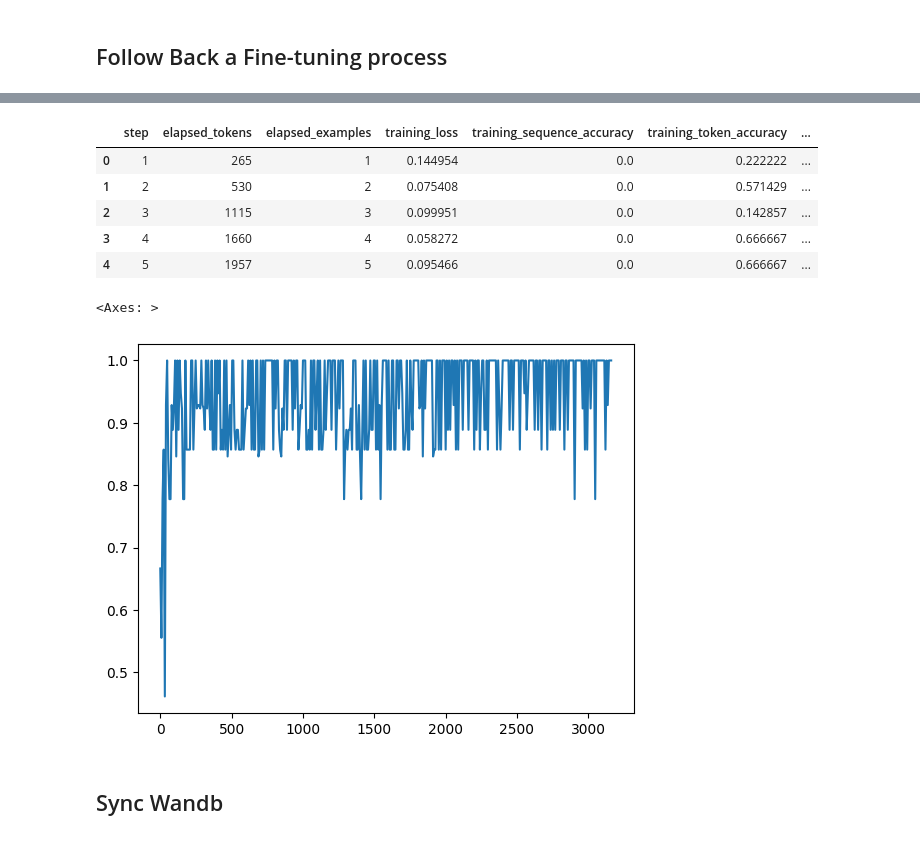
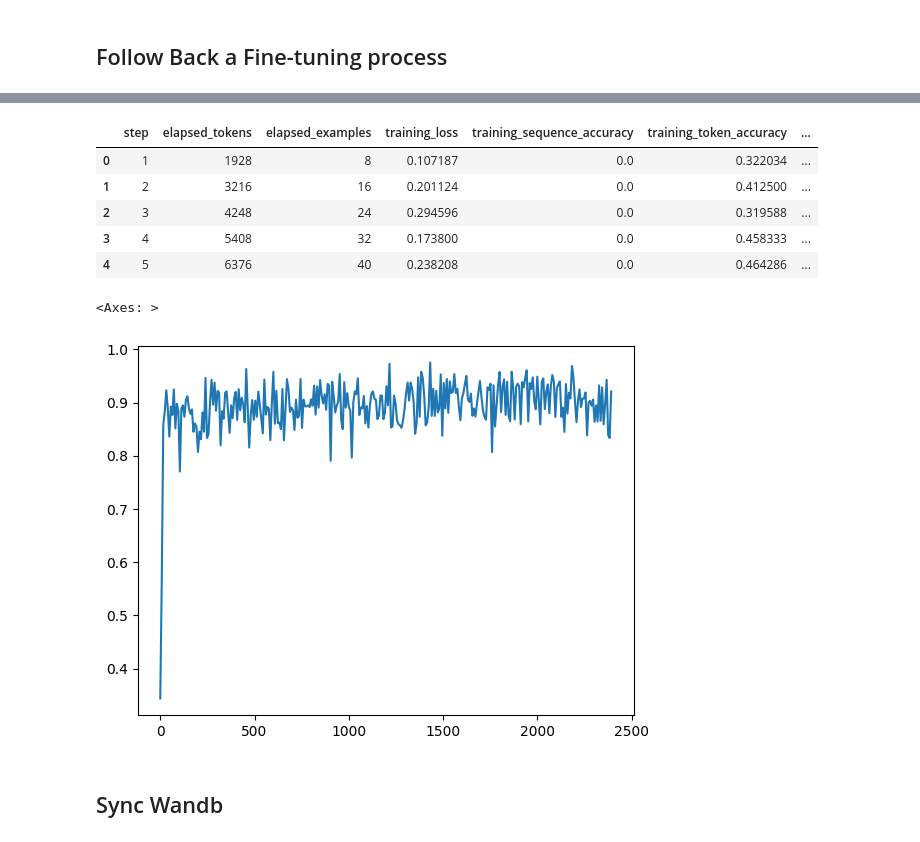
Before and after one commit to pikaybh/Classification-using-GPT-API, a Jupyter notebook: Train.ipynb, the cells around one changed output, grey strips where cells are left out. Drawn from its saved outputs; the diff is of its cells as text; code cells hidden in the pictures.

```diff
--- a/Train.ipynb
+++ b/Train.ipynb
@@ -124,7 +166,8 @@ openai api completions.create -m curie:ft-personal-2023-06-12-06-34-37 -p <YOUR_
 # %%
 # %% results #####################################################################################
-t_now = datetime.now().strftime('%Y-%m-%d|%H:%M:%S')
-n_it = "ft-yhF5D24SCF7R4LhgNAjHbni6"
+t_now = datetime.now().strftime('%Y-%m-%d-%H-%M-%S')
+# n_it = "ft-n1B9qvVxhYy54vkC5F501dEk"
 print(t_now)
-# ! openai -k "{OPENAI_API_KEY}" api fine_tunes.results -i "{n_it}" > fine_tunes_results/result-"{t_now}".csv
+! openai -k "{OPENAI_API_KEY}" api fine_tunes.results -i "{n_it}" > fine_tunes_results/result-"{t_now}".csv
+results = pd.read_csv(f"fine_tunes_results/result-{t_now}.csv")
 # %% [output]
@@ -134,17 +177,17 @@ print(t_now)
 results.head()
 # %% [output]
 |  | step | elapsed_tokens | elapsed_examples | training_loss | training_sequence_accuracy | training_token_accuracy | ... |
-| 0 | 1 | 265 | 1 | 0.144954 | 0.0 | 0.222222 | ... |
-| 1 | 2 | 530 | 2 | 0.075408 | 0.0 | 0.571429 | ... |
-| 2 | 3 | 1115 | 3 | 0.099951 | 0.0 | 0.142857 | ... |
-| 3 | 4 | 1660 | 4 | 0.058272 | 0.0 | 0.666667 | ... |
-| 4 | 5 | 1957 | 5 | 0.095466 | 0.0 | 0.666667 | ... |
+| 0 | 1 | 1928 | 8 | 0.107187 | 0.0 | 0.322034 | ... |
+| 1 | 2 | 3216 | 16 | 0.201124 | 0.0 | 0.412500 | ... |
+| 2 | 3 | 4248 | 24 | 0.294596 | 0.0 | 0.319588 | ... |
+| 3 | 4 | 5408 | 32 | 0.173800 | 0.0 | 0.458333 | ... |
+| 4 | 5 | 6376 | 40 | 0.238208 | 0.0 | 0.464286 | ... |
 # %%
-results = pd.read_csv(f'fine_tunes_results/result.csv')
+# results = pd.read_csv(f'fine_tunes_results/result.csv')
 results[results['validation_token_accuracy'].notnull()]['validation_token_accuracy'].plot()
 # %% [output]
 <Axes: >
-[figure, old version]
+[figure, new version]
 # %%
 """
 # %% ######################################################################################### 테스트
```
Also changed, not shown: parts of 6 cells of this notebook, 50 other files.
